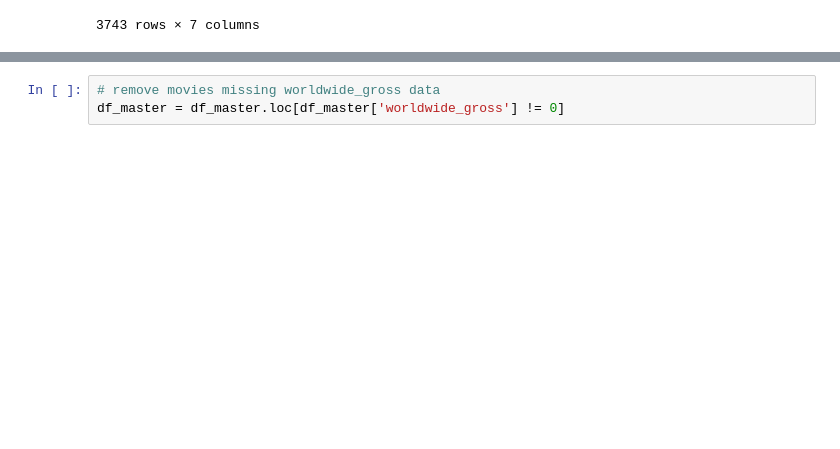
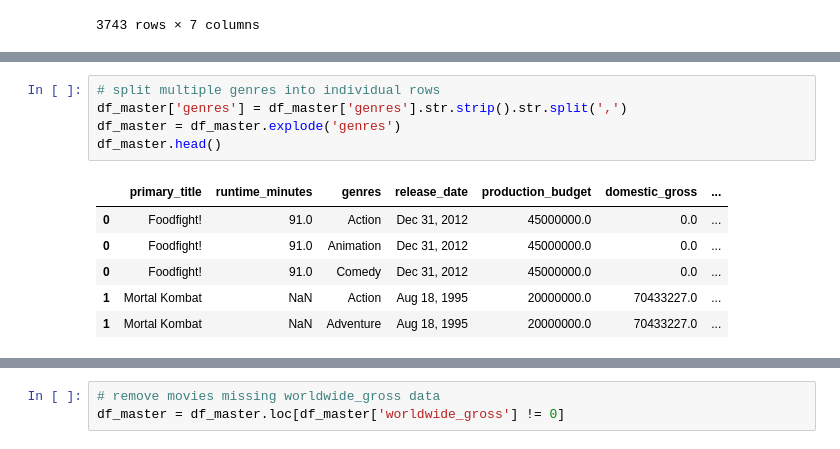
Before and after one commit to sierrajul/Microsoft-Movie-Analysis, a Jupyter notebook: dsc-phase1-project-template.ipynb, the cells around one changed output, grey strips where cells are left out. Saved outputs shown, nothing was run; the diff lists cells and outputs as text; blank space fills up the shorter version.

```diff
--- a/dsc-phase1-project-template.ipynb
+++ b/dsc-phase1-project-template.ipynb
@@ -207,3 +183,15 @@ df_master
+# %%
+# split multiple genres into individual rows
+df_master['genres'] = df_master['genres'].str.strip().str.split(',')
+df_master = df_master.explode('genres')
+df_master.head()
+# %% [output]
+|  | primary_title | runtime_minutes | genres | release_date | production_budget | domestic_gross | ... |
+| 0 | Foodfight! | 91.0 | Action | Dec 31, 2012 | 45000000.0 | 0.0 | ... |
+| 0 | Foodfight! | 91.0 | Animation | Dec 31, 2012 | 45000000.0 | 0.0 | ... |
+| 0 | Foodfight! | 91.0 | Comedy | Dec 31, 2012 | 45000000.0 | 0.0 | ... |
+| 1 | Mortal Kombat | NaN | Action | Aug 18, 1995 | 20000000.0 | 70433227.0 | ... |
+| 1 | Mortal Kombat | NaN | Adventure | Aug 18, 1995 | 20000000.0 | 70433227.0 | ... |
 # %%
 # check for missing worldwide_gross values
 df_master[(df_master['worldwide_gross']==0)]
```
Also changed, not shown: parts of 6 cells of this notebook.
